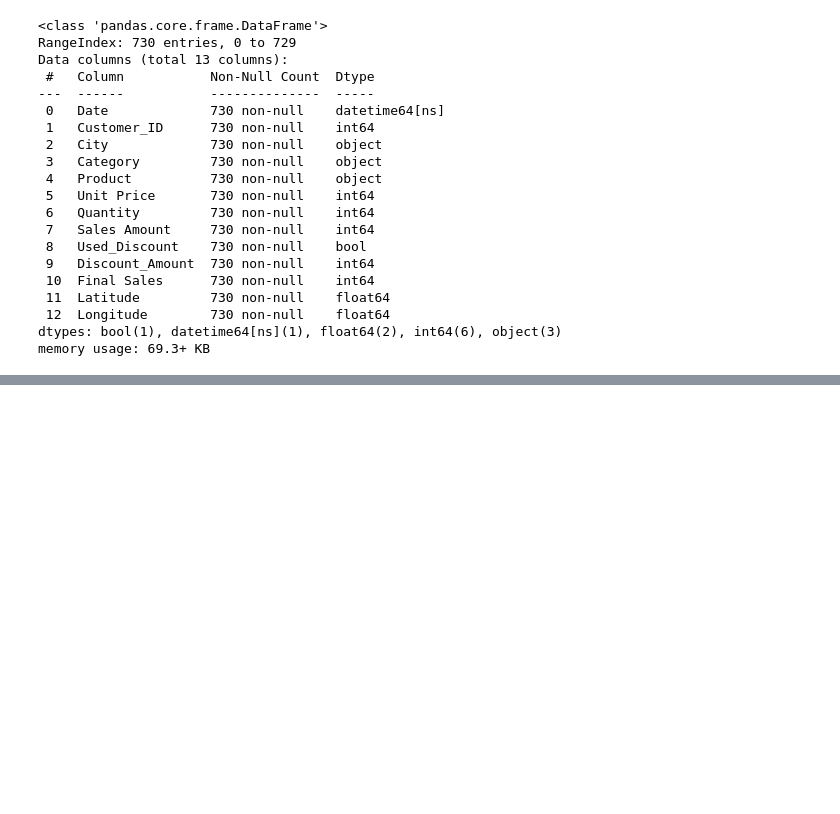
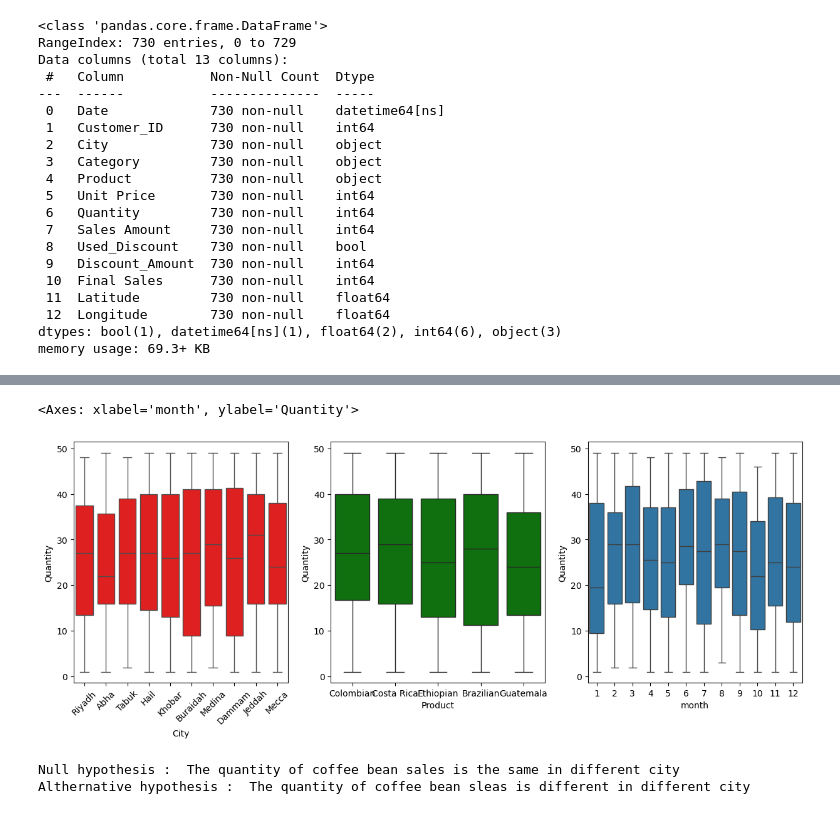
Before and after one commit to soonn22/CoffeeBeanSales, a Jupyter notebook: Analysis.ipynb, the cells around one changed output, grey strips where cells are left out. Cells and saved outputs as stored; diff of their text form; code cells hidden in the pictures; blank space fills up the shorter version.

```diff
--- a/Analysis.ipynb
+++ b/Analysis.ipynb
@@ -149,3 +182,8 @@ memory usage: 69.3+ KB
 # check data duplication.
 df_duplicated = df_combined[df_combined.duplicated()]
 df_duplicated
+
+# add month variable
+df['Date'] = pd.to_datetime(df['Date']) # change datetime
+
+df['month'] =df['Date'].dt.month
@@ -186,0 +235,20 @@ memory usage: 69.3+ KB
+# %%
+# detect any difference on city-quantiy, product-quantity, product-month
+fig, axes = plt.subplots(1,3, figsize = (15,5))
+sns.boxplot(data = df, x = 'City', y = 'Quantity' , ax = axes[0], color = 'red')
+axes[0].tick_params(axis='x', rotation=45)
+sns.boxplot(data = df, x = 'Product', y = 'Quantity',ax = axes[1], color = 'green')
+
+sns.boxplot(data = df, x = 'month', y = 'Quantity', ax = axes[2])
+# %% [output]
+<Axes: xlabel='month', ylabel='Quantity'>
+[figure, added]
+# %%
+# Build hypothesis
+h_null = 'The quantity of coffee bean sales is the same in different city'
+h_alt = 'The quantity of coffee bean sleas is different in different city'
+print("Null hypothesis : ", h_null)
+print('Althernative hypothesis : ', h_alt)
+# %% [output]
+Null hypothesis :  The quantity of coffee bean sales is the same in different city
+Althernative hypothesis :  The quantity of coffee bean sleas is different in different city
```
Also changed, not shown: parts of 43 cells of this notebook, 2 other files.
